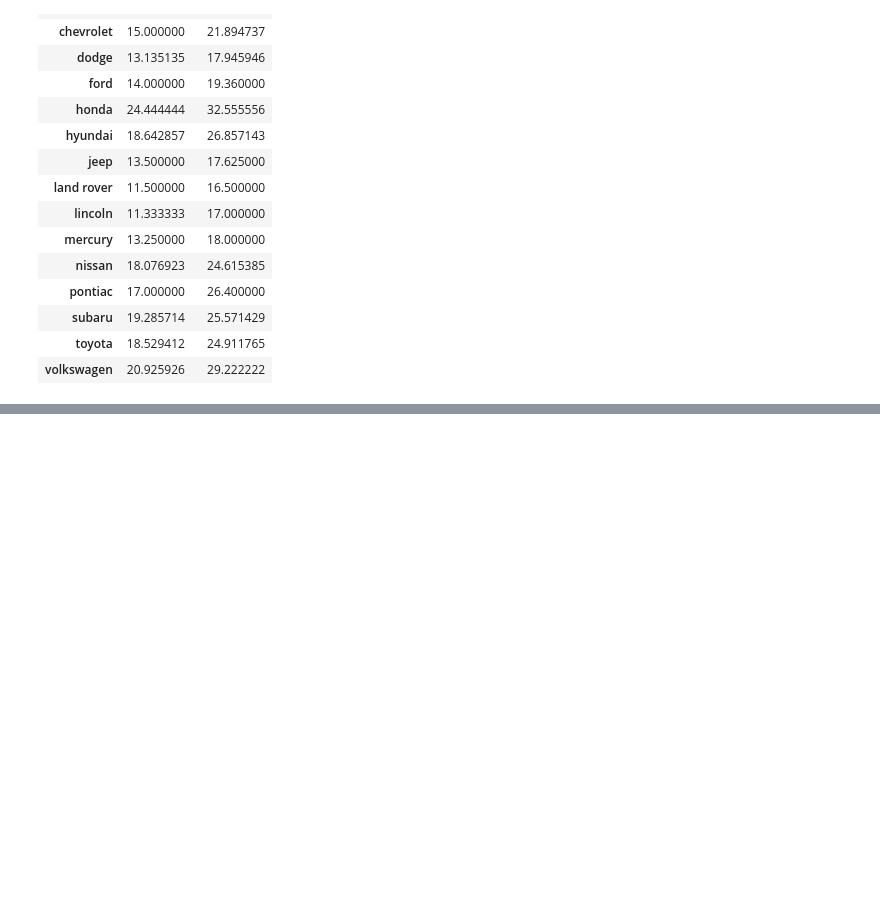
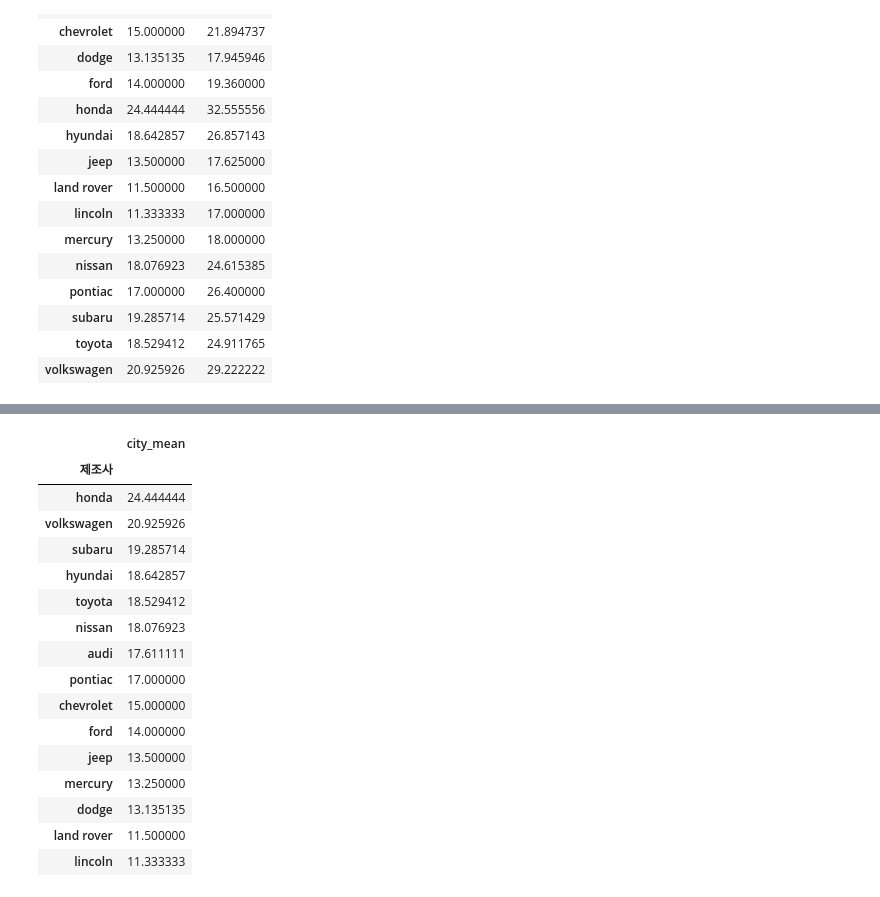
Before and after one commit to jung79human79/datasql, a Jupyter notebook: 02. 파이썬 라이브러리/ex04 pandas_mpg.ipynb, the cells around one changed output, grey strips where cells are left out. Saved outputs shown, nothing was run; the diff lists cells and outputs as text; code cells hidden in the pictures; blank space fills up the shorter version.

```diff
--- a/02. 파이썬 라이브러리/ex04 pandas_mpg.ipynb
+++ b/02. 파이썬 라이브러리/ex04 pandas_mpg.ipynb
@@ -478,0 +661,24 @@ mpg_copy.groupby('제조사').agg(도시평균=('도시','mean'),고소도로평
+# %%
+# 제조사는 인덱스  / city_mean은 밸류  --> 시리즈형식
+# by는=컬럼명적는다  작성기준으로 by= 밸류값을 적는다.
+# 시리즈 형식이고 인덱스 / 밸류 형식이다
+mpg_copy.groupby('제조사').agg(city_mean=("도시",'mean')).sort_values(by='city_mean')  # by는컬럼명 작성기준
+mpg_copy.groupby('제조사').agg(city_mean=("도시",'mean')).sort_values(by='city_mean',ascending=False) #내림차순
+# %% [output]
+|  | city_mean |
+| 제조사 |  |
+| honda | 24.444444 |
+| volkswagen | 20.925926 |
+| subaru | 19.285714 |
+| hyundai | 18.642857 |
+| toyota | 18.529412 |
+| nissan | 18.076923 |
+| audi | 17.611111 |
+| pontiac | 17.000000 |
+| chevrolet | 15.000000 |
+| ford | 14.000000 |
+| jeep | 13.500000 |
+| mercury | 13.250000 |
+| dodge | 13.135135 |
+| land rover | 11.500000 |
+| lincoln | 11.333333 |
```
Also changed, not shown: parts of 25 cells of this notebook, 8 other files.
